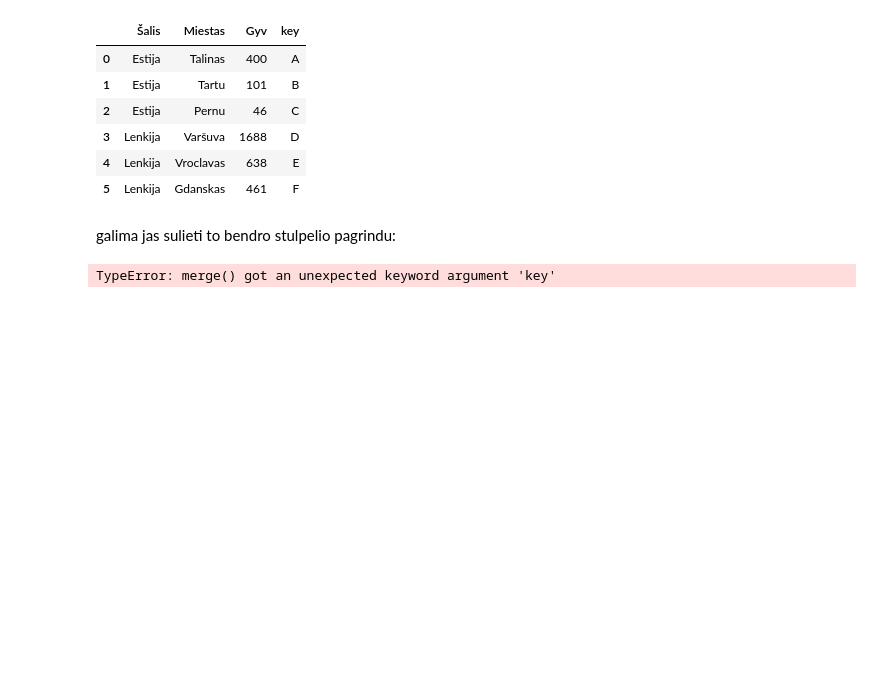
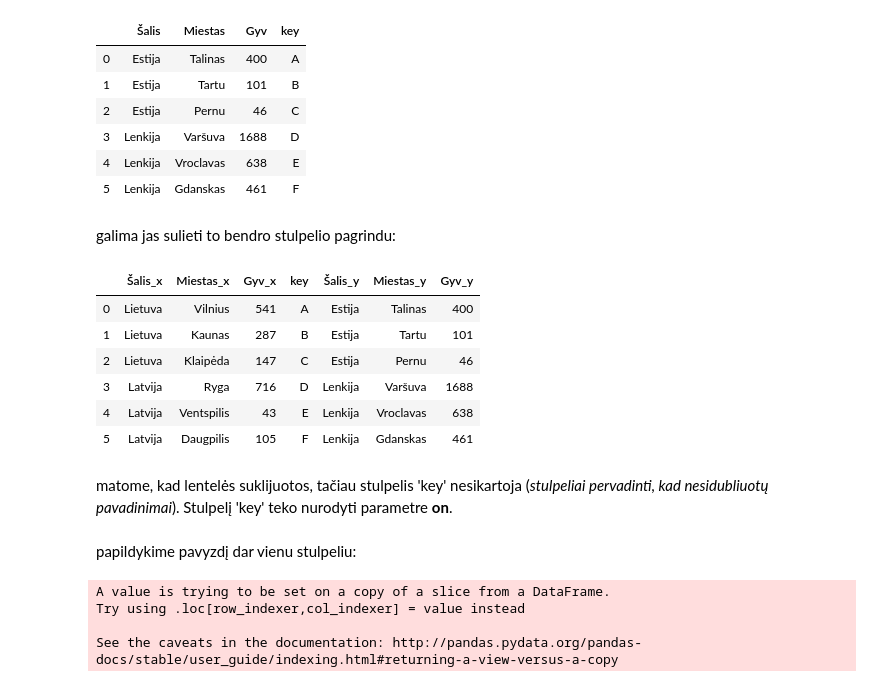
Before and after one commit to robotautas/kursas, a Jupyter notebook: Pandas/Pandas_2.ipynb, the cells around one changed output. Cells and saved outputs as stored; diff of their text form; code cells hidden in the pictures; blank space fills up the shorter version.

```diff
--- a/Pandas/Pandas_2.ipynb
+++ b/Pandas/Pandas_2.ipynb
@@ -393,6 +390,25 @@ data_right
 # %% [markdown]
 galima jas sulieti to bendro stulpelio pagrindu:
 # %%
-pd.merge(data_main, data_right, key=key)
+pd.merge(data_main, data_right, on='key')
 # %% [output]
-TypeError: merge() got an unexpected keyword argument 'key'
+|  | Šalis_x | Miestas_x | Gyv_x | key | Šalis_y | Miestas_y | Gyv_y |
+| 0 | Lietuva | Vilnius | 541 | A | Estija | Talinas | 400 |
+| 1 | Lietuva | Kaunas | 287 | B | Estija | Tartu | 101 |
+| 2 | Lietuva | Klaipėda | 147 | C | Estija | Pernu | 46 |
+| 3 | Latvija | Ryga | 716 | D | Lenkija | Varšuva | 1688 |
+| 4 | Latvija | Ventspilis | 43 | E | Lenkija | Vroclavas | 638 |
+| 5 | Latvija | Daugpilis | 105 | F | Lenkija | Gdanskas | 461 |
+# %% [markdown]
+matome, kad lentelės suklijuotos, tačiau stulpelis 'key' nesikartoja (*stulpeliai pervadinti, kad nesidubliuotų pavadinimai*). Stulpelį 'key' teko nurodyti parametre **on**.
+# %% [markdown]
+papildykime pavyzdį dar vienu stulpeliu:
+# %%
+key2 = 'B C D E F G'.split()
+data_main['key2'] = key2
+data_right['key2'] = key2
+# %% [output]
+A value is trying to be set on a copy of a slice from a DataFrame.
+Try using .loc[row_indexer,col_indexer] = value instead
+
+See the caveats in the documentation: http://pandas.pydata.org/pandas-docs/stable/user_guide/indexing.html#returning-a-view-versus-a-copy
```
Also changed, not shown: parts of 22 cells of this notebook, 1 other file.
